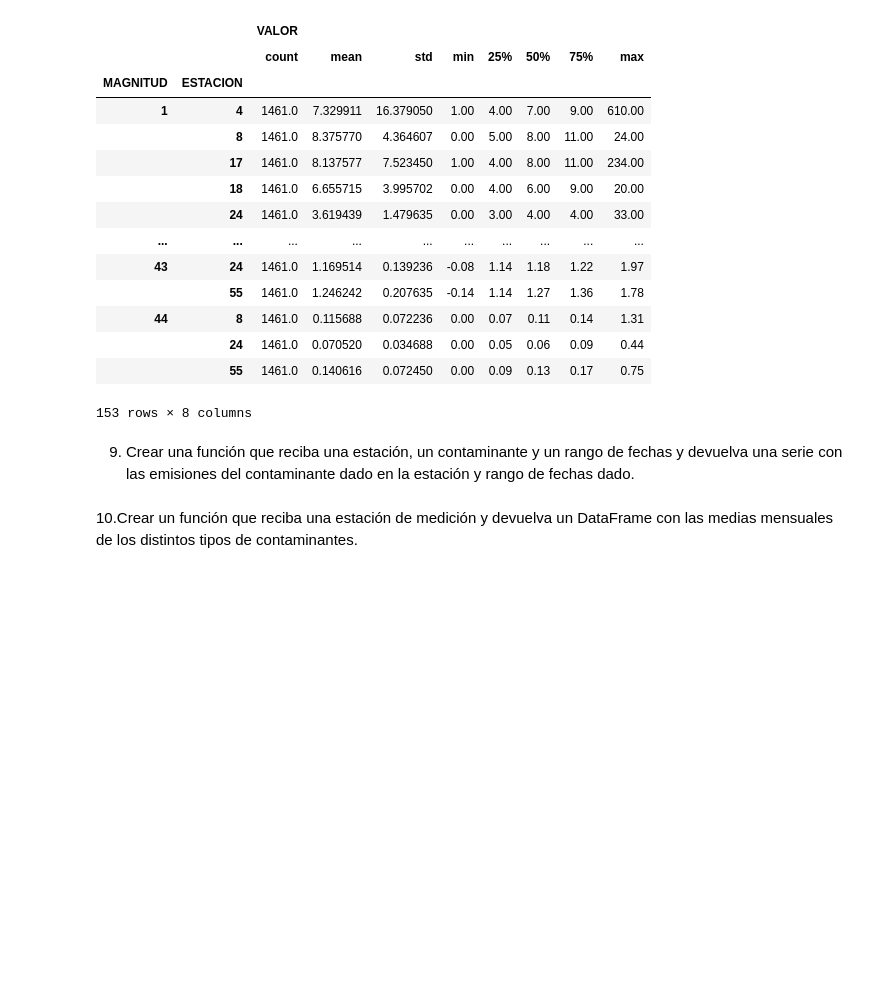
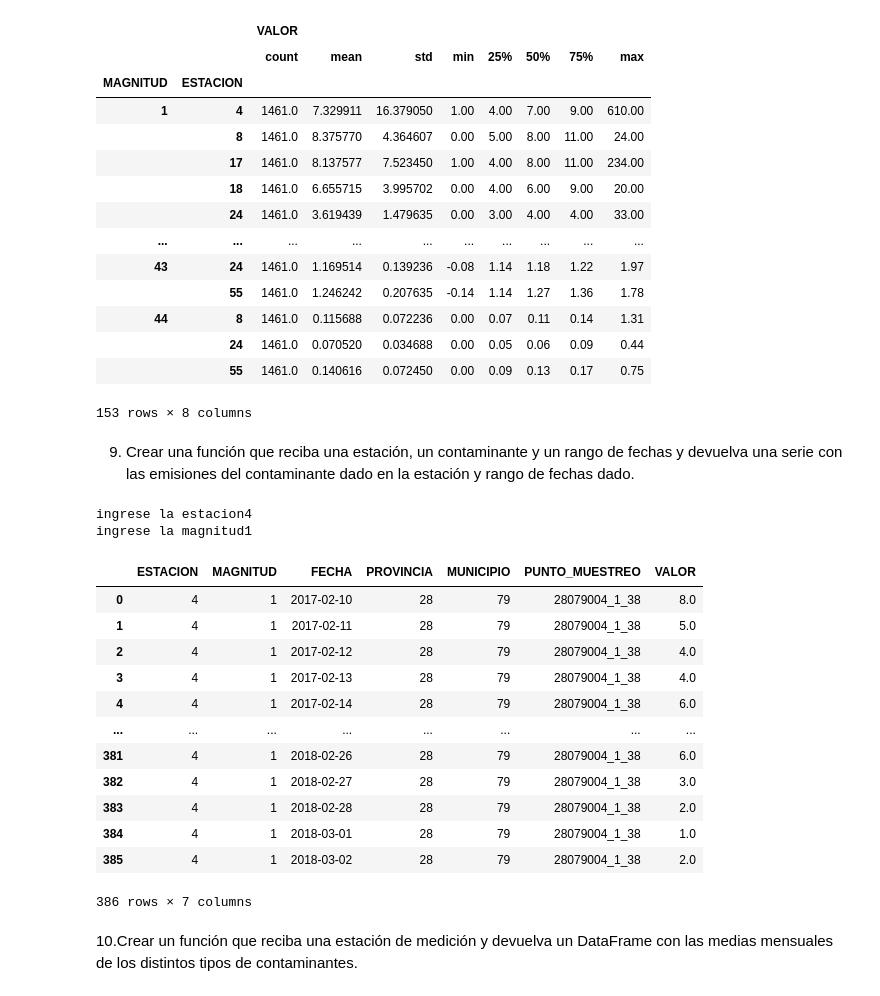
Before and after one commit to aguustingc/PROYECTO-FINAL, a Jupyter notebook: Grupo 1/Proyecto-Emisiones-Incendios.ipynb, the cells around one changed output. Drawn from its saved outputs; the diff is of its cells as text; code cells hidden in the pictures; blank space fills up the shorter version.

```diff
--- a/Grupo 1/Proyecto-Emisiones-Incendios.ipynb
+++ b/Grupo 1/Proyecto-Emisiones-Incendios.ipynb
@@ -351,39 +367,55 @@ def validarEstacion():
     while True:
 
         try:
-            estacion = int(input("ingrese la estacion"))
+            estacion = int(input("ingrese la estacion: "))
             if estacion != " ":
                 break
 
         except ValueError:
             print("debe ingresar numeros")
 
     return estacion
 
 
 def validarMagnitud():
     #Validamos que el dato sea entero
 
     while True:
 
         try:
-            magnitud= int(input("ingrese la magnitud"))
+            magnitud= int(input("ingrese la magnitud: "))
 
             if magnitud != " ":
                 break
 
         except ValueError:
             print("debe ingresar numeros")
 
     return magnitud
 
 
 ##llamada a la funcion
 
 estacion = validarEstacion()
 magnitud = validarMagnitud()
 dfFiltradoPorEstacion = filtrarPorEstacionYFecha(estacion,magnitud,"2017-02-10","2018-03-02")
 display(dfFiltradoPorEstacion)
+# %% [output]
+ingrese la estacion4
+ingrese la magnitud1
+|  | ESTACION | MAGNITUD | FECHA | PROVINCIA | MUNICIPIO | PUNTO_MUESTREO | VALOR |
+| 0 | 4 | 1 | 2017-02-10 | 28 | 79 | 28079004_1_38 | 8.0 |
+| 1 | 4 | 1 | 2017-02-11 | 28 | 79 | 28079004_1_38 | 5.0 |
+| 2 | 4 | 1 | 2017-02-12 | 28 | 79 | 28079004_1_38 | 4.0 |
+| 3 | 4 | 1 | 2017-02-13 | 28 | 79 | 28079004_1_38 | 4.0 |
+| 4 | 4 | 1 | 2017-02-14 | 28 | 79 | 28079004_1_38 | 6.0 |
+| ... | ... | ... | ... | ... | ... | ... | ... |
+| 381 | 4 | 1 | 2018-02-26 | 28 | 79 | 28079004_1_38 | 6.0 |
+| 382 | 4 | 1 | 2018-02-27 | 28 | 79 | 28079004_1_38 | 3.0 |
+| 383 | 4 | 1 | 2018-02-28 | 28 | 79 | 28079004_1_38 | 2.0 |
+| 384 | 4 | 1 | 2018-03-01 | 28 | 79 | 28079004_1_38 | 1.0 |
+| 385 | 4 | 1 | 2018-03-02 | 28 | 79 | 28079004_1_38 | 2.0 |
+386 rows × 7 columns
 # %% [markdown]
 10.Crear un función que reciba una estación de medición y devuelva un DataFrame con las medias mensuales
 de los distintos tipos de contaminantes.
```
Also changed, not shown: parts of 7 cells of this notebook.
